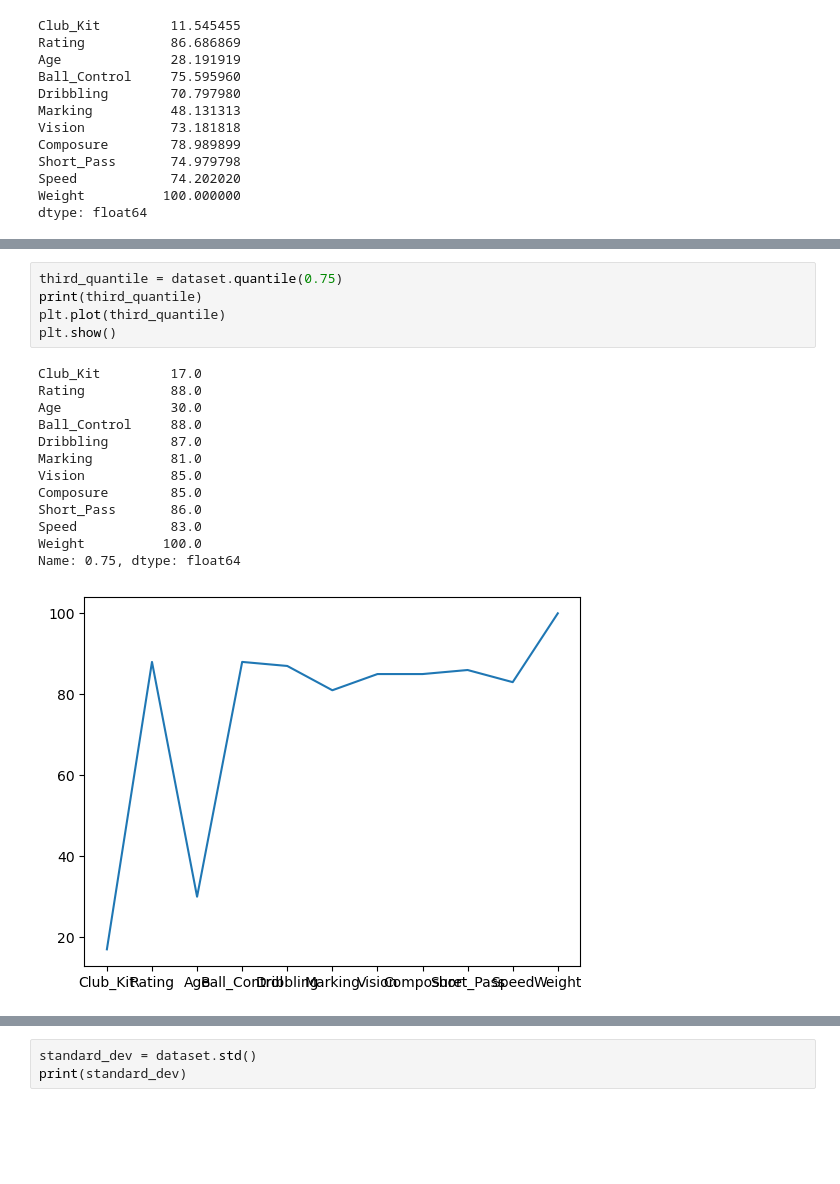
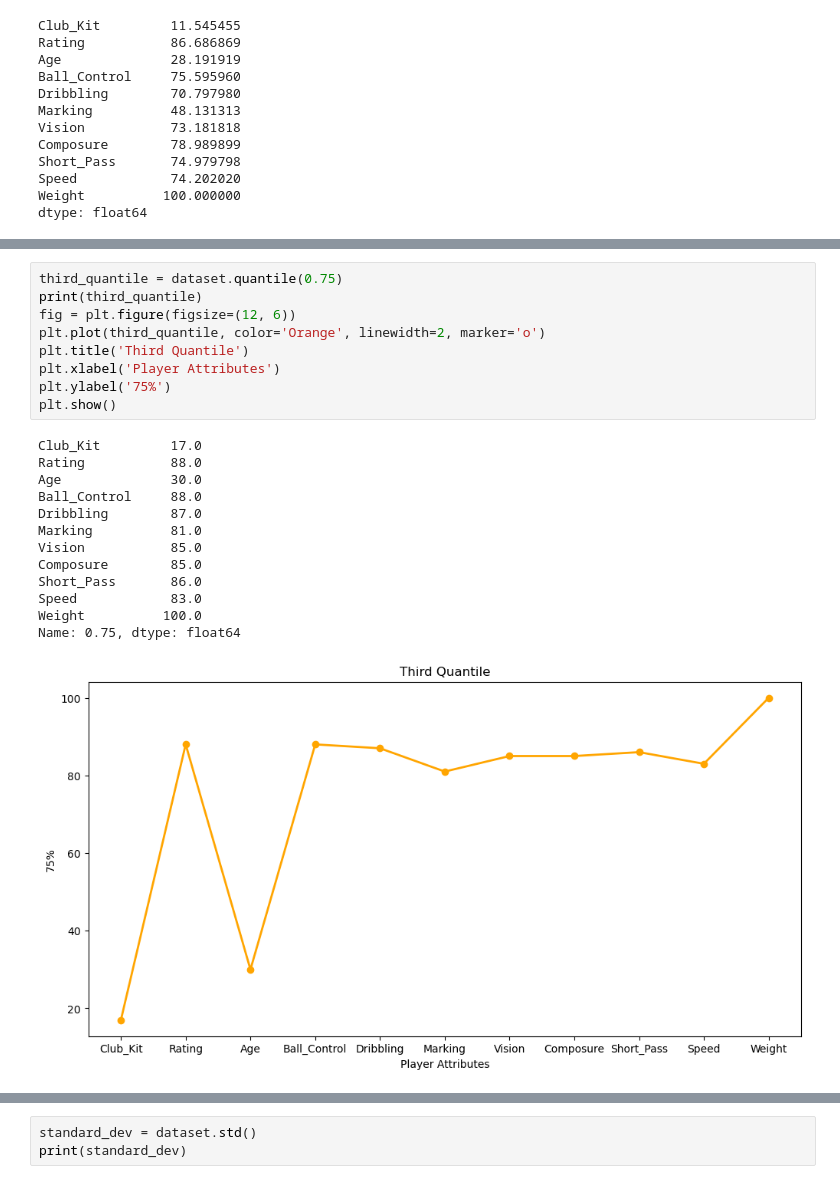
Before and after one commit to SpofanaLuvo/Python-assignment-3, a Jupyter notebook: 216086289_Spofana_Assignment2.ipynb, the cells around one changed output, grey strips where cells are left out. Saved outputs shown, nothing was run; the diff lists cells and outputs as text; blank space fills up the shorter version.

```diff
--- a/216086289_Spofana_Assignment2.ipynb
+++ b/216086289_Spofana_Assignment2.ipynb
@@ -133,22 +142,26 @@ dtype: float64
 # %%
 third_quantile = dataset.quantile(0.75)
 print(third_quantile)
-plt.plot(third_quantile)
+fig = plt.figure(figsize=(12, 6))
+plt.plot(third_quantile, color='Orange', linewidth=2, marker='o')
+plt.title('Third Quantile')
+plt.xlabel('Player Attributes')
+plt.ylabel('75%')
 plt.show()
 # %% [output]
 Club_Kit         17.0
 Rating           88.0
 Age              30.0
 Ball_Control     88.0
 Dribbling        87.0
 Marking          81.0
 Vision           85.0
 Composure        85.0
 Short_Pass       86.0
 Speed            83.0
 Weight          100.0
 Name: 0.75, dtype: float64
-[figure, old version]
+[figure, new version]
 # %%
 variance = dataset.var()
 print(variance)
```
Also changed, not shown: parts of 18 cells of this notebook, 1 other file.
